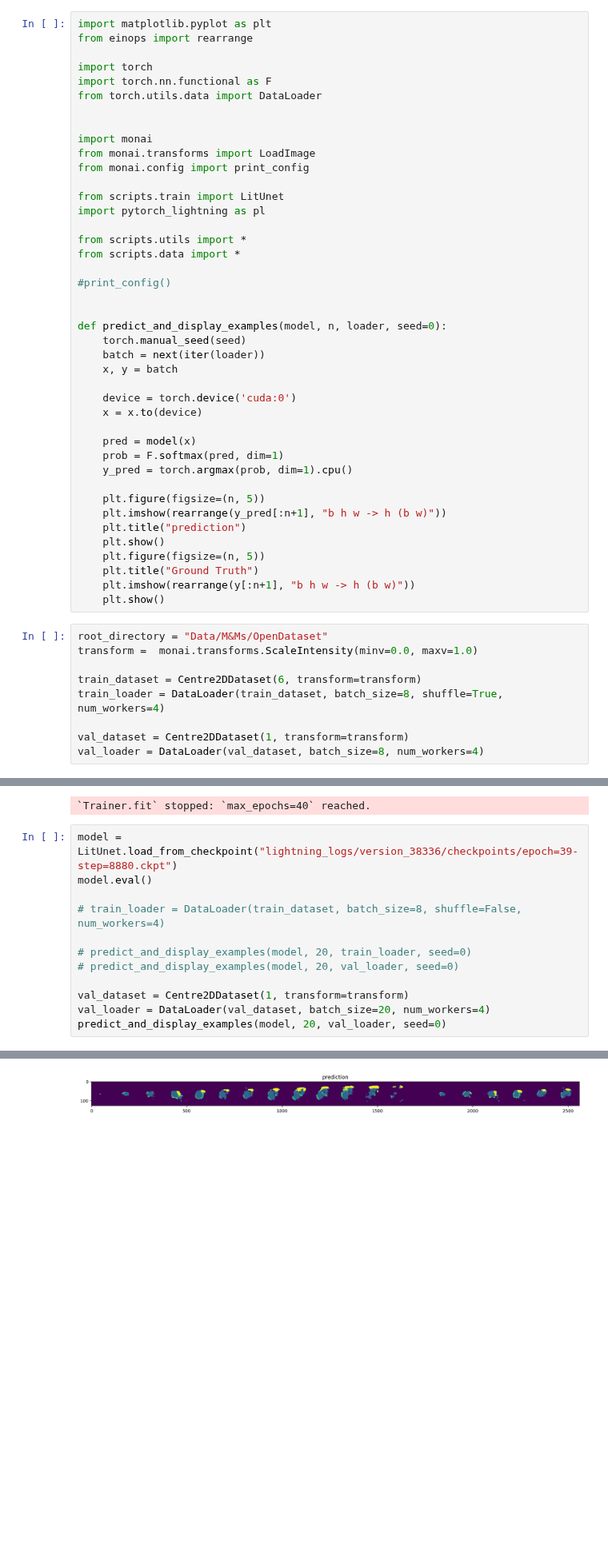
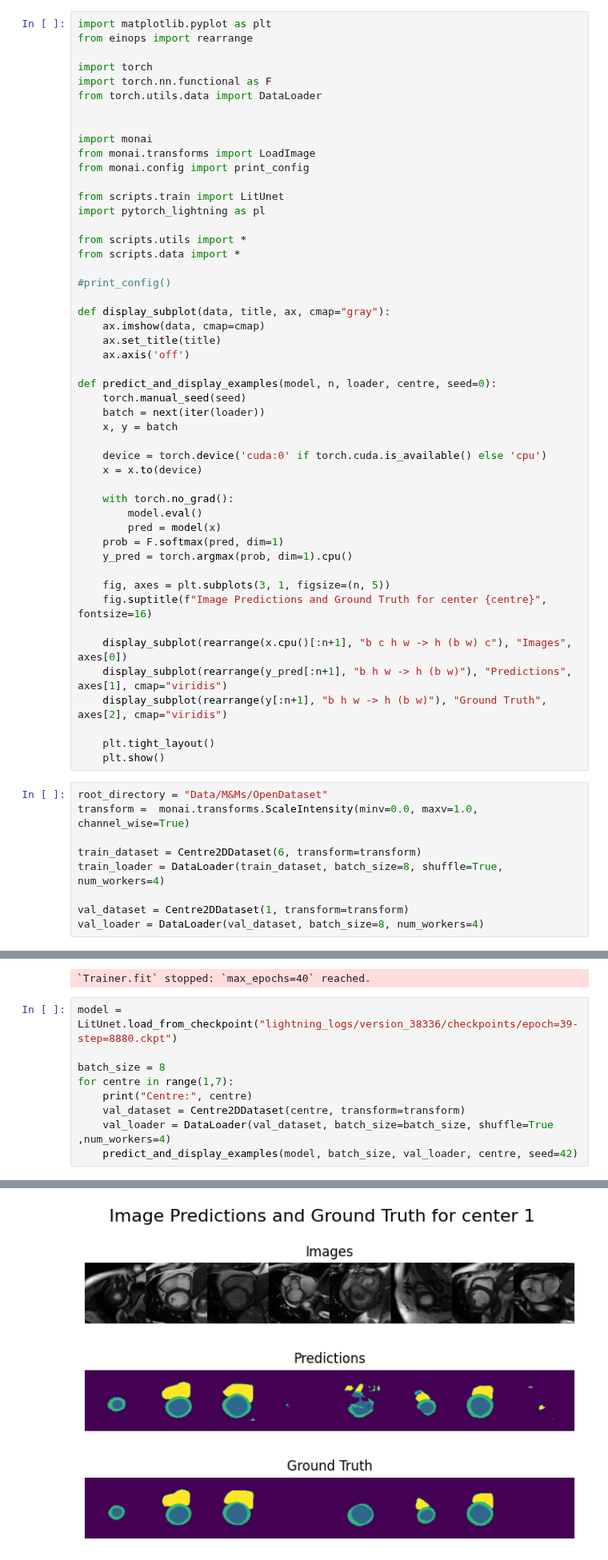
Before and after one commit to MAHDI-Imen/M-M, a Jupyter notebook: dev.ipynb, the cells around one changed output, grey strips where cells are left out. Shown at 80% size. Cells and saved outputs as stored; diff of their text form; blank space fills up the shorter version.

Commit message:
Visualize Examples

```diff
--- a/dev.ipynb
+++ b/dev.ipynb
@@ -19,30 +19,37 @@ from scripts.data import *
 
 #print_config()
 
+def display_subplot(data, title, ax, cmap="gray"):
+    ax.imshow(data, cmap=cmap)
+    ax.set_title(title)
+    ax.axis('off')
 
-def predict_and_display_examples(model, n, loader, seed=0):
+def predict_and_display_examples(model, n, loader, centre, seed=0):
     torch.manual_seed(seed)
     batch = next(iter(loader))
     x, y = batch
 
-    device = torch.device('cuda:0')
+    device = torch.device('cuda:0' if torch.cuda.is_available() else 'cpu')
     x = x.to(device)
 
-    pred = model(x)
+    with torch.no_grad():
+        model.eval()
+        pred = model(x)
     prob = F.softmax(pred, dim=1)
     y_pred = torch.argmax(prob, dim=1).cpu()
 
-    plt.figure(figsize=(n, 5))
-    plt.imshow(rearrange(y_pred[:n+1], "b h w -> h (b w)"))
-    plt.title("prediction")
+    fig, axes = plt.subplots(3, 1, figsize=(n, 5))
+    fig.suptitle(f"Image Predictions and Ground Truth for center {centre}", fontsize=16)
+
+    display_subplot(rearrange(x.cpu()[:n+1], "b c h w -> h (b w) c"), "Images", axes[0])
+    display_subplot(rearrange(y_pred[:n+1], "b h w -> h (b w)"), "Predictions", axes[1], cmap="viridis")
+    display_subplot(rearrange(y[:n+1], "b h w -> h (b w)"), "Ground Truth", axes[2], cmap="viridis")
+
+    plt.tight_layout()
     plt.show()
-    plt.figure(figsize=(n, 5))
-    plt.title("Ground Truth")
-    plt.imshow(rearrange(y[:n+1], "b h w -> h (b w)"))
-    plt.show()
 # %%
 root_directory = "Data/M&Ms/OpenDataset"
-transform =  monai.transforms.ScaleIntensity(minv=0.0, maxv=1.0)
+transform =  monai.transforms.ScaleIntensity(minv=0.0, maxv=1.0, channel_wise=True)
 
 train_dataset = Centre2DDataset(6, transform=transform)
 train_loader = DataLoader(train_dataset, batch_size=8, shuffle=True, num_workers=4)
@@ -74,14 +81,11 @@ LOCAL_RANK: 0 - CUDA_VISIBLE_DEVICES: [0]
 `Trainer.fit` stopped: `max_epochs=40` reached.
 # %%
 model = LitUnet.load_from_checkpoint("lightning_logs/version_38336/checkpoints/epoch=39-step=8880.ckpt")
-model.eval()
 
-# train_loader = DataLoader(train_dataset, batch_size=8, shuffle=False, num_workers=4)
-
-# predict_and_display_examples(model, 20, train_loader, seed=0)
-# predict_and_display_examples(model, 20, val_loader, seed=0)
-
-val_dataset = Centre2DDataset(1, transform=transform)
-val_loader = DataLoader(val_dataset, batch_size=20, num_workers=4)
-predict_and_display_examples(model, 20, val_loader, seed=0)
+batch_size = 8
+for centre in range(1,7):
+    print("Centre:", centre)
+    val_dataset = Centre2DDataset(centre, transform=transform)
+    val_loader = DataLoader(val_dataset, batch_size=batch_size, shuffle=True ,num_workers=4)
+    predict_and_display_examples(model, batch_size, val_loader, centre, seed=42)
 # %% [output]
@@ -88 +93 @@ predict_and_display_examples(model, 20, val_loader, seed=0)
-[figure, old version]
+[figure, new version]
```
Also changed, not shown: parts of 1 cell of this notebook.
